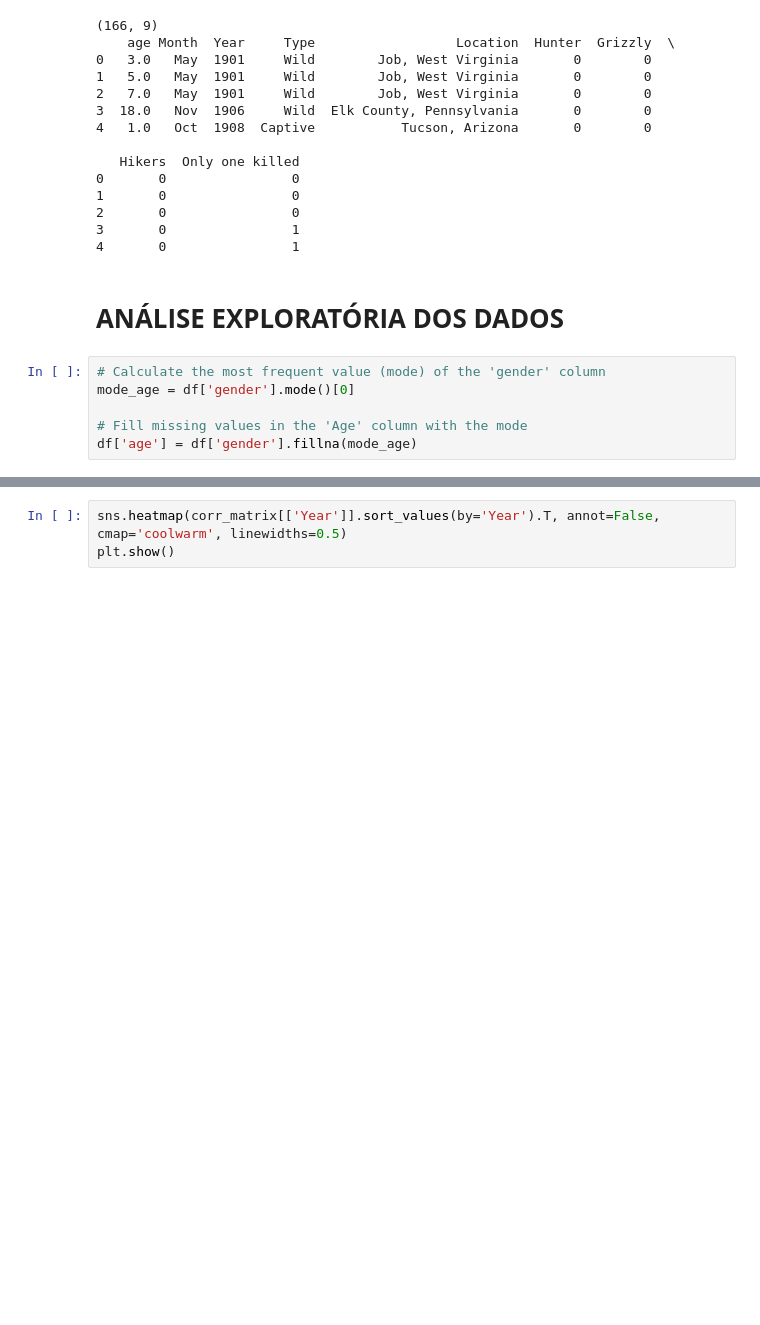
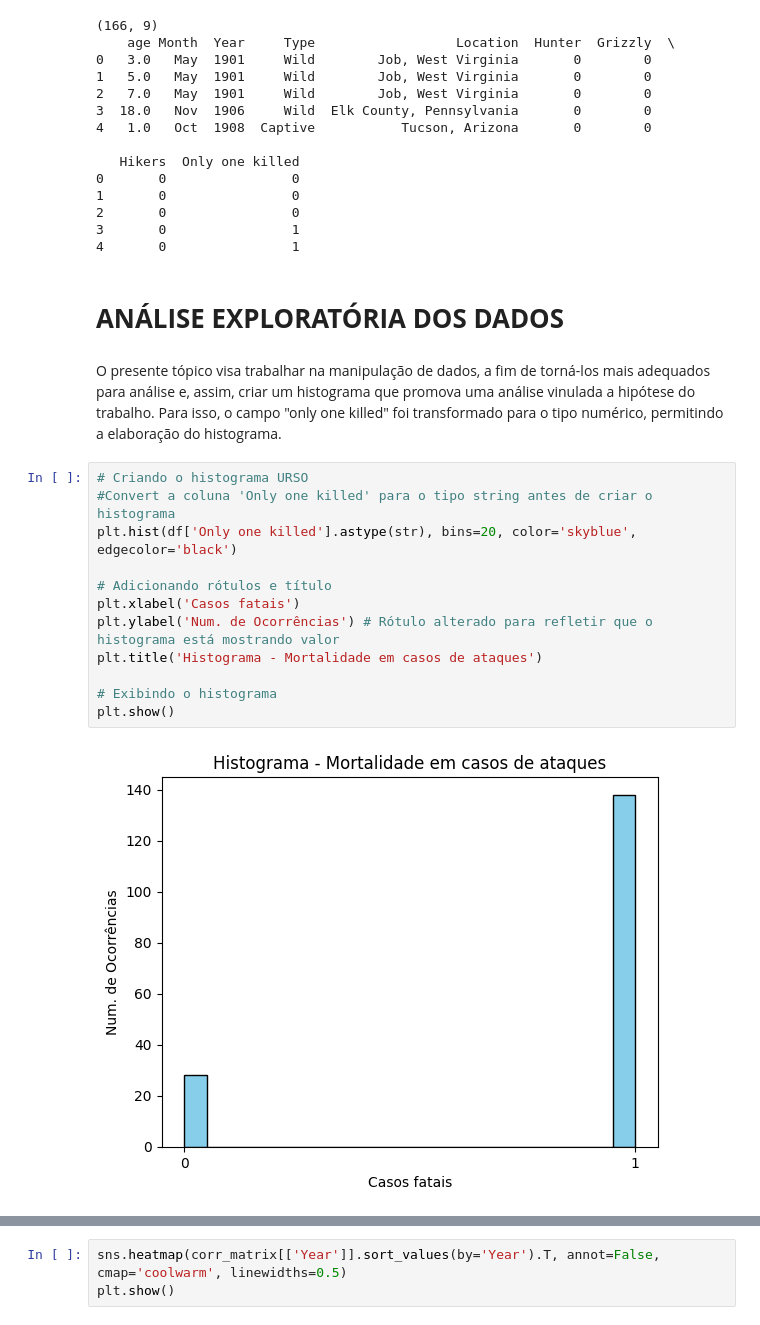
Before and after one commit to andrespeedwork/analise-dados-boas-praticas, a Jupyter notebook: MVP_Sprint_2_Análise_de_Dados_e_Boas_Práticas.ipynb, the cells around one changed output, grey strips where cells are left out. Saved outputs shown, nothing was run; the diff lists cells and outputs as text; blank space fills up the shorter version.

```diff
--- a/MVP_Sprint_2_Análise_de_Dados_e_Boas_Práticas.ipynb
+++ b/MVP_Sprint_2_Análise_de_Dados_e_Boas_Práticas.ipynb
@@ -280,9 +270,19 @@ X.drop(['Type'], axis=1, inplace = True)
 4       0                1
 # %% [markdown]
 # **ANÁLISE EXPLORATÓRIA DOS DADOS**
-# %%
-# Calculate the most frequent value (mode) of the 'gender' column
-mode_age = df['gender'].mode()[0]
-
-# Fill missing values in the 'Age' column with the mode
-df['age'] = df['gender'].fillna(mode_age)
+# %% [markdown]
+O presente tópico visa trabalhar na manipulação de dados, a fim de torná-los mais adequados para análise e, assim, criar um histograma que promova uma análise vinulada a hipótese do trabalho. Para isso, o campo "only one killed" foi transformado para o tipo numérico, permitindo a elaboração do histograma.
+# %%
+# Criando o histograma URSO
+#Convert a coluna 'Only one killed' para o tipo string antes de criar o histograma
+plt.hist(df['Only one killed'].astype(str), bins=20, color='skyblue', edgecolor='black')
+
+# Adicionando rótulos e título
+plt.xlabel('Casos fatais')
+plt.ylabel('Num. de Ocorrências') # Rótulo alterado para refletir que o histograma está mostrando valor
+plt.title('Histograma - Mortalidade em casos de ataques')
+
+# Exibindo o histograma
+plt.show()
+# %% [output]
+[figure, added]
```
Also changed, not shown: parts of 16 cells of this notebook.
